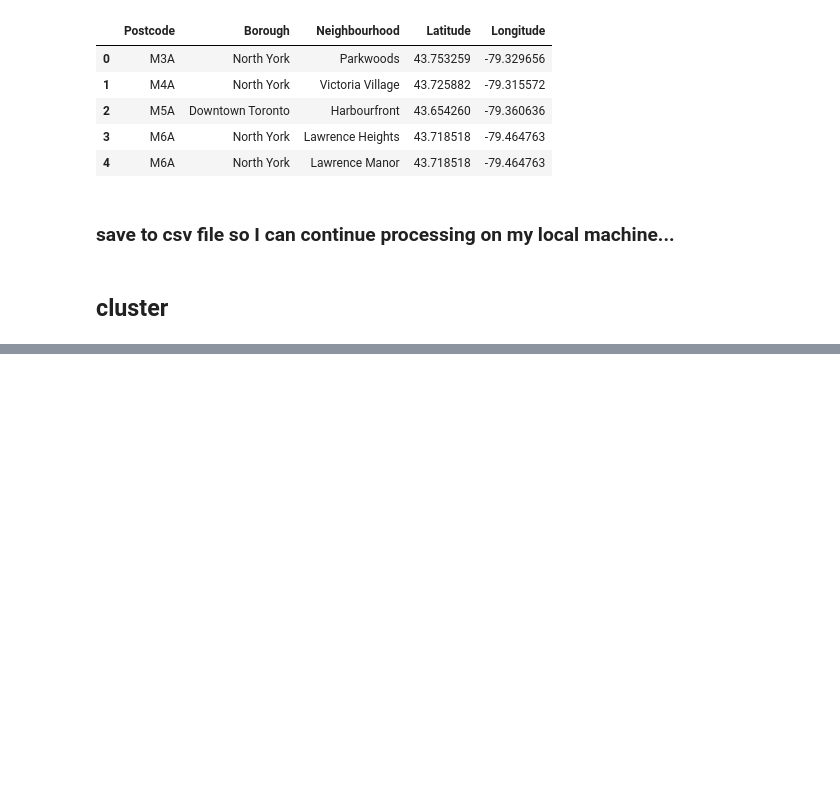
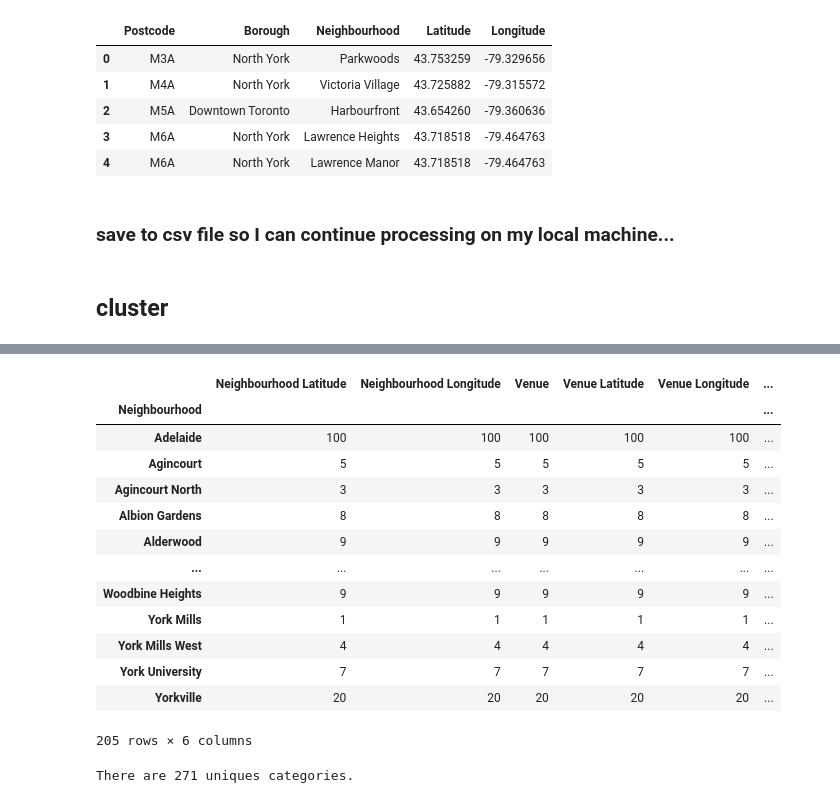
Before and after one commit to edwardzjl/Coursera_Capstone, a Jupyter notebook: week3.ipynb, the cells around one changed output, grey strips where cells are left out. Drawn from its saved outputs; the diff is of its cells as text; code cells hidden in the pictures; blank space fills up the shorter version.

```diff
--- a/week3.ipynb
+++ b/week3.ipynb
@@ -134,0 +122,43 @@ GeocoderTimedOut: Service timed out
+# %%
+def get_nearby_venues(names, latitudes, longitudes, radius=500, LIMIT=1000):
+    venues_list=[]
+    for name, lat, lng in zip(names, latitudes, longitudes):
+#         print(name)
+        # create the API request URL
+        url = 'https://api.foursquare.com/v2/venues/explore?&client_id={}&client_secret={}&v={}&ll={},{}&radius={}&limit={}'.format(
+            CLIENT_ID,
+            CLIENT_SECRET,
+            VERSION,
+            lat,
+            lng,
+            radius,
+            LIMIT)
+        # make the GET request
+        results = requests.get(url).json()["response"]['groups'][0]['items']
+        # return only relevant information for each nearby venue
+        venues_list.append([(
+            name,
+            lat,
+            lng,
+            v['venue']['name'],
+            v['venue']['location']['lat'],
+            v['venue']['location']['lng'],
+            v['venue']['categories'][0]['name']) for v in results])
+
+    nearby_venues = pd.DataFrame([item for venue_list in venues_list for item in venue_list])
+    nearby_venues.columns = [
+        'Neighbourhood',
+        'Neighbourhood Latitude',
+        'Neighbourhood Longitude',
+        'Venue',
+        'Venue Latitude',
+        'Venue Longitude',
+        'Venue Category']
+    return(nearby_venues)
+# %%
+toronto_venues = get_nearby_venues(
+    names=df_toronto['Neighbourhood'],
+    latitudes=df_toronto['Latitude'],
+    longitudes=df_toronto['Longitude'])
+print(toronto_venues.shape)
+toronto_venues.head()
@@ -134,0 +173,21 @@ GeocoderTimedOut: Service timed out
+# %%
+toronto_venues.groupby('Neighbourhood').count()
+# %% [output]
+|  | Neighbourhood Latitude | Neighbourhood Longitude | Venue | Venue Latitude | Venue Longitude | ... |
+| Neighbourhood |  |  |  |  |  | ... |
+| Adelaide | 100 | 100 | 100 | 100 | 100 | ... |
+| Agincourt | 5 | 5 | 5 | 5 | 5 | ... |
+| Agincourt North | 3 | 3 | 3 | 3 | 3 | ... |
+| Albion Gardens | 8 | 8 | 8 | 8 | 8 | ... |
+| Alderwood | 9 | 9 | 9 | 9 | 9 | ... |
+| ... | ... | ... | ... | ... | ... | ... |
+| Woodbine Heights | 9 | 9 | 9 | 9 | 9 | ... |
+| York Mills | 1 | 1 | 1 | 1 | 1 | ... |
+| York Mills West | 4 | 4 | 4 | 4 | 4 | ... |
+| York University | 7 | 7 | 7 | 7 | 7 | ... |
+| Yorkville | 20 | 20 | 20 | 20 | 20 | ... |
+205 rows × 6 columns
+# %%
+print('There are {} uniques categories.'.format(len(toronto_venues['Venue Category'].unique())))
+# %% [output]
+There are 271 uniques categories.
```
Also changed, not shown: parts of 27 cells of this notebook.
